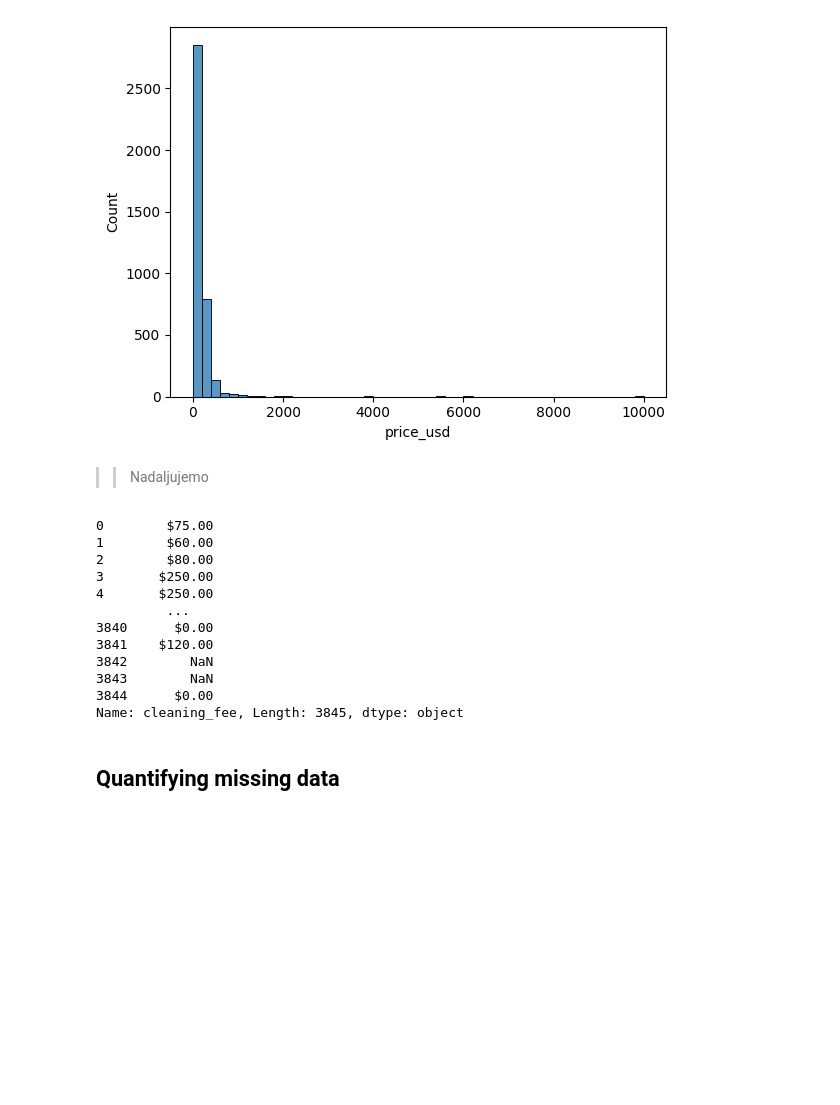
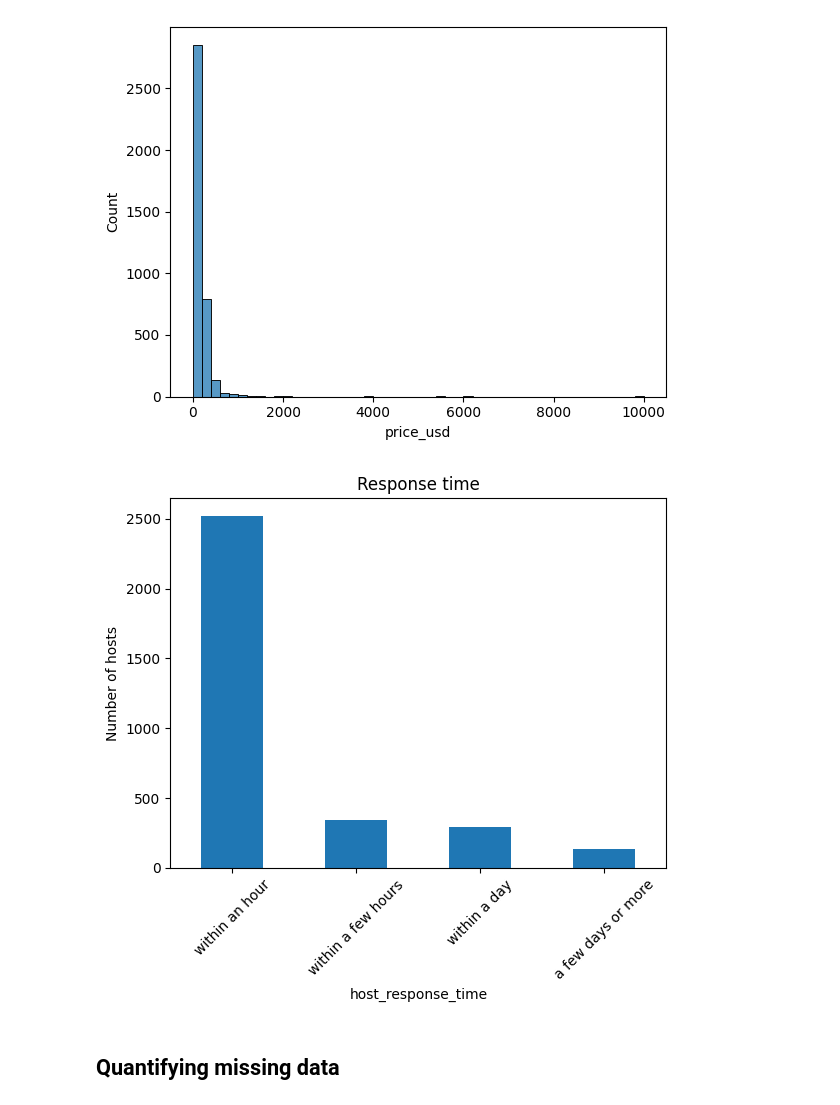
Before and after one commit to icta-tecaji/python-machine-learning-public, a Jupyter notebook: 03_Feature_Engineering/02_Foreseeing_Variable_Problems_When_Building_ML_Models_CLEAN.ipynb, the cells around one changed output. Cells and saved outputs as stored; diff of their text form; code cells hidden in the pictures; blank space fills up the shorter version.

```diff
--- a/03_Feature_Engineering/02_Foreseeing_Variable_Problems_When_Building_ML_Models_CLEAN.ipynb
+++ b/03_Feature_Engineering/02_Foreseeing_Variable_Problems_When_Building_ML_Models_CLEAN.ipynb
@@ -148,30 +148,15 @@ sns.histplot(airbnb_boston['price_usd'], bins=50)
 plt.show()
 # %% [output]
 [figure]
-# %% [markdown]
->> Nadaljujemo
-# %%
-airbnb_boston['cleaning_fee']
-# %% [output]
-0        $75.00
-1        $60.00
-2        $80.00
-3       $250.00
-4       $250.00
-         ...
-3840      $0.00
-3841    $120.00
-3842        NaN
-3843        NaN
-3844      $0.00
-Name: cleaning_fee, Length: 3845, dtype: object
 # %%
 # bar plots for categorical variables
 airbnb_boston['host_response_time'].value_counts().plot.bar()
-plt.xticks(rotation=0)
+plt.xticks(rotation=45)
 plt.ylabel('Number of hosts')
 plt.title('Response time')
 plt.show()
+# %% [output]
+[figure, added]
 # %% [markdown]
 ## Quantifying missing data
 # %%
```
Also changed, not shown: parts of 29 cells of this notebook, 2 other files.
